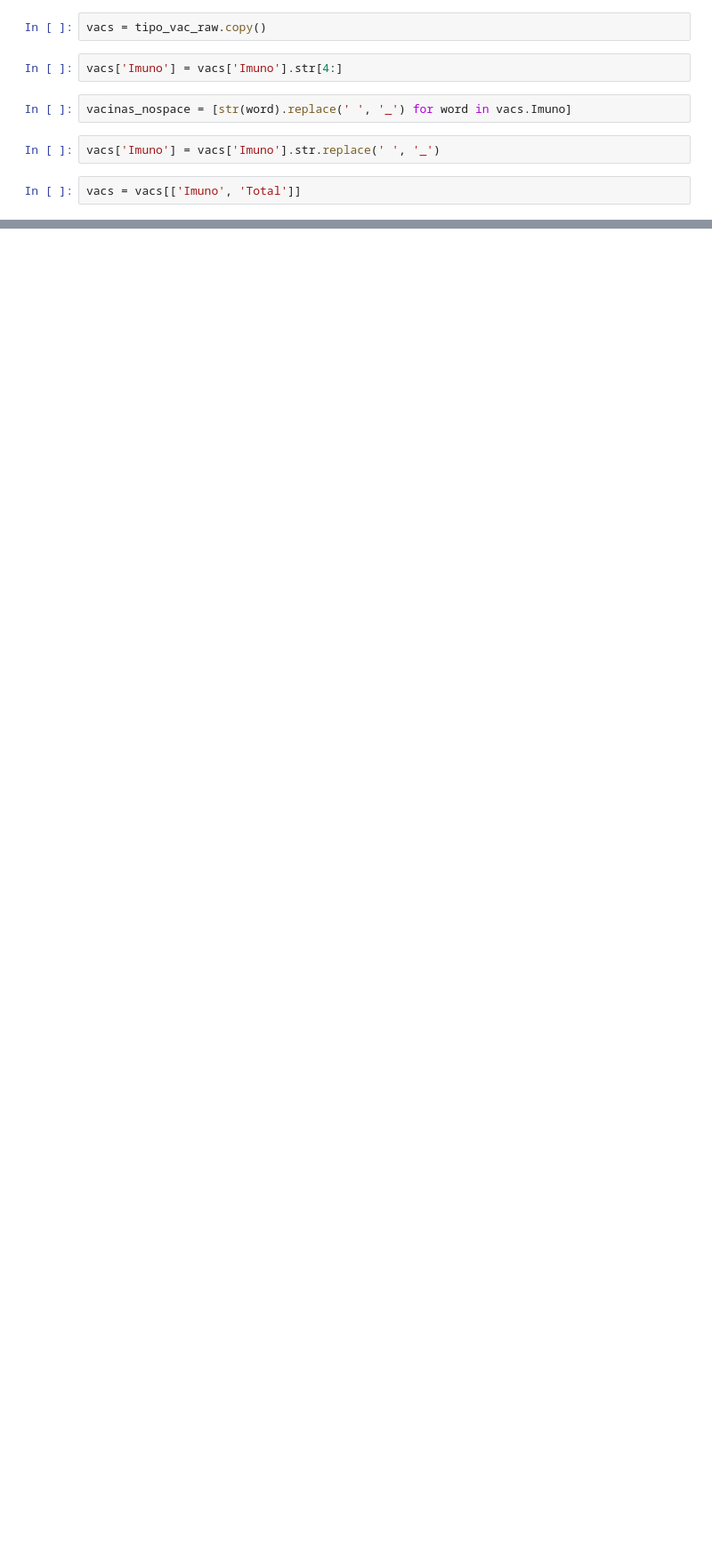
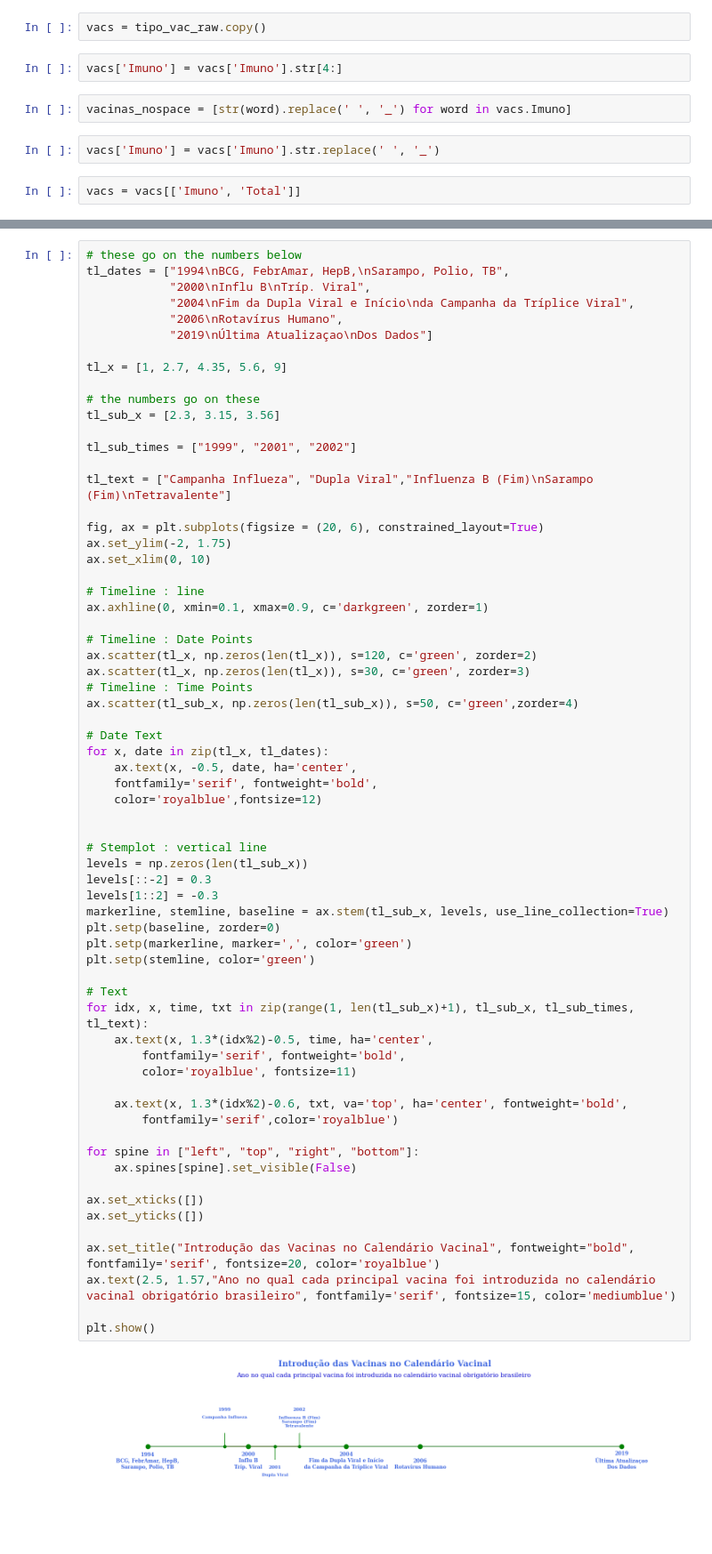
Before and after one commit to diascarolina/vacinacao-geral-no-brasil, a Jupyter notebook: notebooks/teste.ipynb, the cells around one changed output, grey strips where cells are left out. Shown: that part at 89% size. Saved outputs shown, nothing was run; the diff lists cells and outputs as text; blank space fills up the shorter version.

```diff
--- a/notebooks/teste.ipynb
+++ b/notebooks/teste.ipynb
@@ -70,0 +71,67 @@ plt.show()
+# %%
+# these go on the numbers below
+tl_dates = ["1994\nBCG, FebrAmar, HepB,\nSarampo, Polio, TB",
+            "2000\nInflu B\nTríp. Viral",
+            "2004\nFim da Dupla Viral e Início\nda Campanha da Tríplice Viral",
+            "2006\nRotavírus Humano",
+            "2019\nÚltima Atualizaçao\nDos Dados"]
+
+tl_x = [1, 2.7, 4.35, 5.6, 9]
+
+# the numbers go on these
+tl_sub_x = [2.3, 3.15, 3.56]
+
+tl_sub_times = ["1999", "2001", "2002"]
+
+tl_text = ["Campanha Influeza", "Dupla Viral","Influenza B (Fim)\nSarampo (Fim)\nTetravalente"]
+
+fig, ax = plt.subplots(figsize = (20, 6), constrained_layout=True)
+ax.set_ylim(-2, 1.75)
+ax.set_xlim(0, 10)
+
+# Timeline : line
+ax.axhline(0, xmin=0.1, xmax=0.9, c='darkgreen', zorder=1)
+
+# Timeline : Date Points
+ax.scatter(tl_x, np.zeros(len(tl_x)), s=120, c='green', zorder=2)
+ax.scatter(tl_x, np.zeros(len(tl_x)), s=30, c='green', zorder=3)
+# Timeline : Time Points
+ax.scatter(tl_sub_x, np.zeros(len(tl_sub_x)), s=50, c='green',zorder=4)
+
+# Date Text
+for x, date in zip(tl_x, tl_dates):
+    ax.text(x, -0.5, date, ha='center',
+    fontfamily='serif', fontweight='bold',
+    color='royalblue',fontsize=12)
+
+
+# Stemplot : vertical line
+levels = np.zeros(len(tl_sub_x))
+levels[::-2] = 0.3
+levels[1::2] = -0.3
+markerline, stemline, baseline = ax.stem(tl_sub_x, levels, use_line_collection=True)
+plt.setp(baseline, zorder=0)
+plt.setp(markerline, marker=',', color='green')
+plt.setp(stemline, color='green')
+
+# Text
+for idx, x, time, txt in zip(range(1, len(tl_sub_x)+1), tl_sub_x, tl_sub_times, tl_text):
+    ax.text(x, 1.3*(idx%2)-0.5, time, ha='center',
+        fontfamily='serif', fontweight='bold',
+        color='royalblue', fontsize=11)
+
+    ax.text(x, 1.3*(idx%2)-0.6, txt, va='top', ha='center', fontweight='bold',
+        fontfamily='serif',color='royalblue')
+
+for spine in ["left", "top", "right", "bottom"]:
+    ax.spines[spine].set_visible(False)
+
+ax.set_xticks([])
+ax.set_yticks([])
+
+ax.set_title("Introdução das Vacinas no Calendário Vacinal", fontweight="bold", fontfamily='serif', fontsize=20, color='royalblue')
+ax.text(2.5, 1.57,"Ano no qual cada principal vacina foi introduzida no calendário vacinal obrigatório brasileiro", fontfamily='serif', fontsize=15, color='mediumblue')
+
+plt.show()
+# %% [output]
+[figure, added]
```
Also changed, not shown: parts of 2 cells of this notebook, 13 other files.
